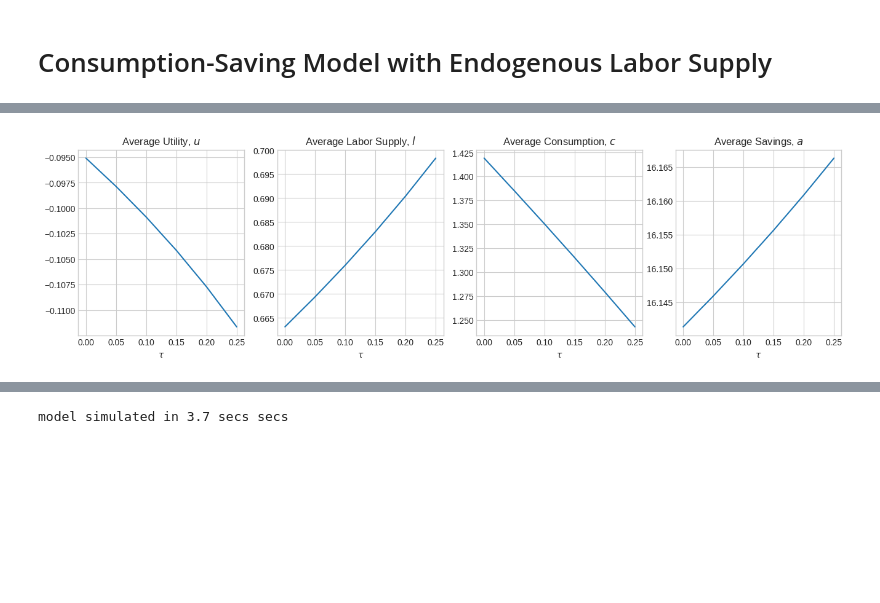
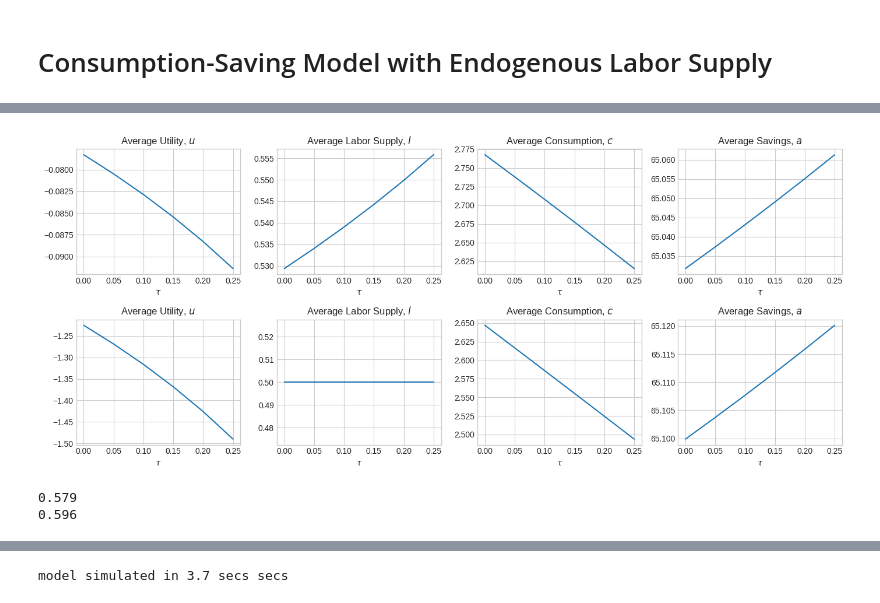
Before and after one commit to Bernseng/Dynamic-Programming-Project, a Jupyter notebook: consavlabor/ConSavModel.ipynb, the cells around one changed output, grey strips where cells are left out. Saved outputs shown, nothing was run; the diff lists cells and outputs as text; code cells hidden in the pictures; blank space fills up the shorter version.

```diff
--- a/consavlabor/ConSavModel.ipynb
+++ b/consavlabor/ConSavModel.ipynb
@@ -261,26 +196,67 @@ model solved in 0.4 secs
 # %%
-fig = plt.figure(figsize=(16,4),dpi=100)
+fig = plt.figure(figsize=(14,6), dpi=100)  # Set the figsize to accommodate a 2x4 layout
 
-ax = fig.add_subplot(1,4,1)
+# First row
+ax = fig.add_subplot(2, 4, 1)
 ax.set_title('Average Utility, $u$')
-ax.plot(tau_vec,U,'-')
+ax.plot(tau_vec, U_endo, '-')
 ax.set_xlabel('$\\tau$')
 
-ax = fig.add_subplot(1,4,2)
+ax = fig.add_subplot(2, 4, 2)
 ax.set_title('Average Labor Supply, $l$')
-ax.plot(tau_vec,L,'-')
+ax.plot(tau_vec, L_endo, '-')
 ax.set_xlabel('$\\tau$')
 
-ax = fig.add_subplot(1,4,3)
+ax = fig.add_subplot(2, 4, 3)
 ax.set_title('Average Consumption, $c$')
-ax.plot(tau_vec,C,'-')
+ax.plot(tau_vec, C_endo, '-')
 ax.set_xlabel('$\\tau$')
 
-ax = fig.add_subplot(1,4,4)
+ax = fig.add_subplot(2, 4, 4)
 ax.set_title('Average Savings, $a$')
-ax.plot(tau_vec,A,'-')
+ax.plot(tau_vec, A_endo, '-')
 ax.set_xlabel('$\\tau$')
 
+# Second row
+ax = fig.add_subplot(2, 4, 5)
+ax.set_title('Average Utility, $u$')
+ax.plot(tau_vec, U_exo, '-')
+ax.set_xlabel('$\\tau$')
+
+ax = fig.add_subplot(2, 4, 6)
+ax.set_title('Average Labor Supply, $l$')
+ax.plot(tau_vec, L_exo, '-')
+ax.set_xlabel('$\\tau$')
+
+ax = fig.add_subplot(2, 4, 7)
+ax.set_title('Average Consumption, $c$')
+ax.plot(tau_vec, C_exo, '-')
+ax.set_xlabel('$\\tau$')
+
+ax = fig.add_subplot(2, 4, 8)
+ax.set_title('Average Savings, $a$')
+ax.plot(tau_vec, A_exo, '-')
+ax.set_xlabel('$\\tau$')
+
+plt.tight_layout()  # Adjust the spacing between subplots
 plt.show()
 # %% [output]
-[figure, old version]
+[figure, new version]
+# %%
+from tools import calc_mpc
+
+# Calculate and print the MPC for both models
+mpc_egm = calc_mpc(model, 'egm')
+mpc_egm_exo = calc_mpc(model_exo, 'egm_exo')
+
+
+np.set_printoptions(precision=None, suppress=True, threshold=np.inf)
+
+print(f'{np.mean(mpc_egm):.3f}')
+
+print(f'{np.mean(mpc_egm_exo):.3f}')
+
+# print(mpc_egm_exo)
+# %% [output]
+0.579
+0.596
```
Also changed, not shown: parts of 10 cells of this notebook, 4 other files.
